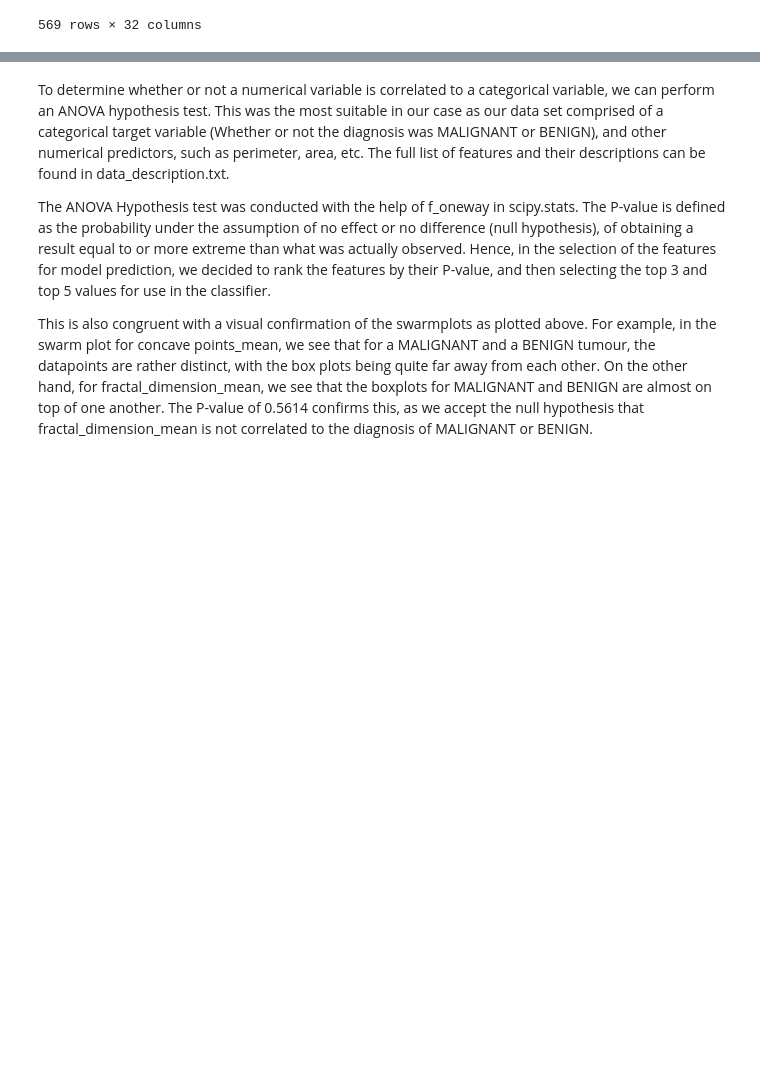
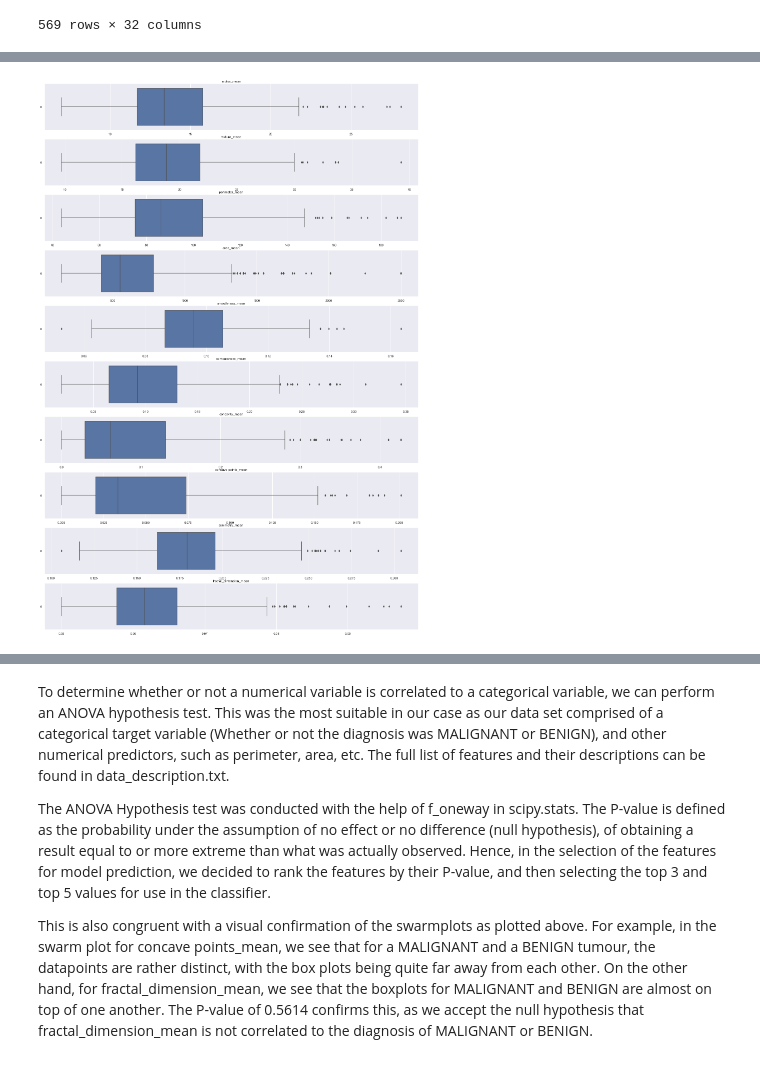
Before and after one commit to minghancmh/breastCancerPredictiveModel, a Jupyter notebook: breastCancer.ipynb, the cells around one changed output, grey strips where cells are left out. Drawn from its saved outputs; the diff is of its cells as text; code cells hidden in the pictures; blank space fills up the shorter version.

```diff
--- a/breastCancer.ipynb
+++ b/breastCancer.ipynb
@@ -90,0 +87,16 @@ fractal_mean = pd.DataFrame(breastCancerdf_mean['fractal_dimension_mean'])
+# %%
+"""
+    For the sake of Exploratory Data Analysis, we create a deep copy of the dataFrame in order to drop irrelevant columns such as `diagnosis` (the prediction response) and `id` (unique identifier for each row)
+"""
+
+breastCancerdf_mean_EDA = breastCancerdf_mean.copy()
+breastCancerdf_mean_EDA = breastCancerdf_mean_EDA.drop(columns=['diagnosis', 'id'])
+# Set up subplots for ease of visualisation
+f, axes = plt.subplots(10, 1, figsize=(24,36))
+
+index = 0
+for column in breastCancerdf_mean_EDA:
+    sb.boxplot(data=breastCancerdf_mean_EDA[column], orient='h', ax=axes[index]).set(title=column)
+    index += 1
+# %% [output]
+[figure, added]
```
Also changed, not shown: parts of 11 cells of this notebook, 1 other file.
